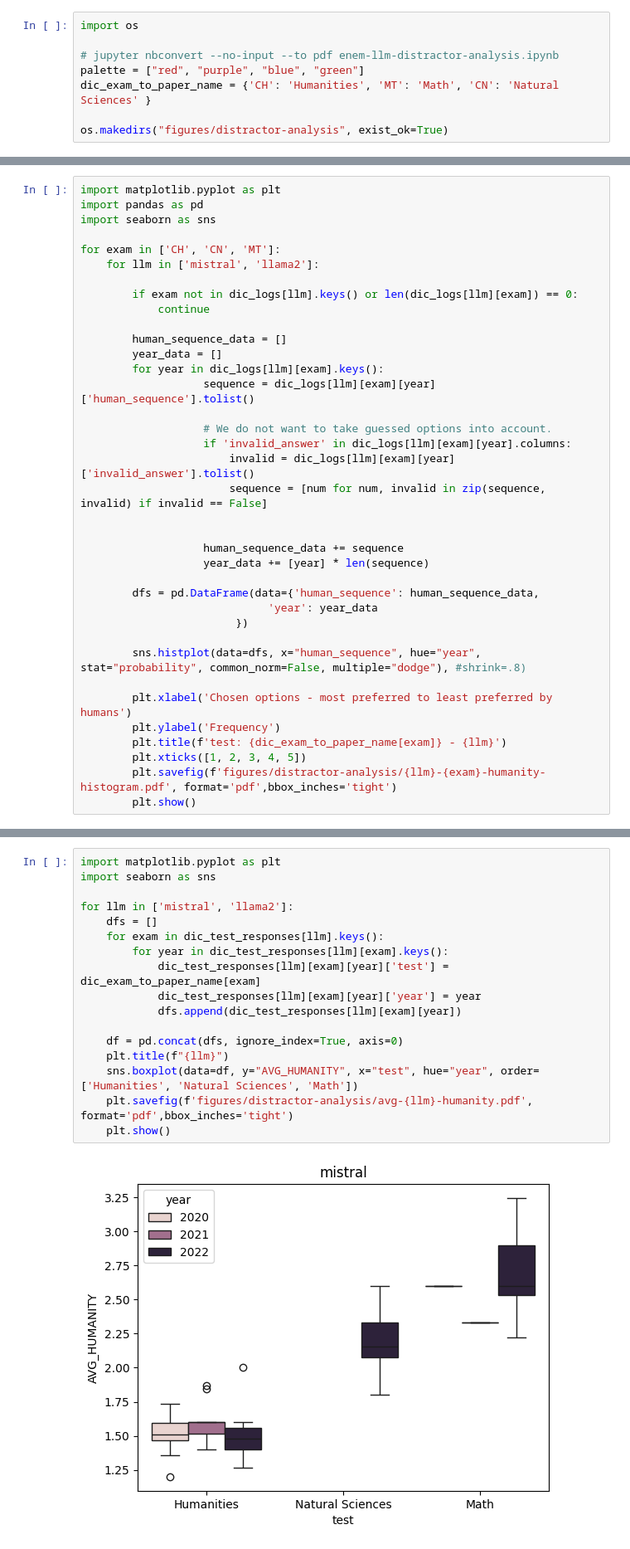
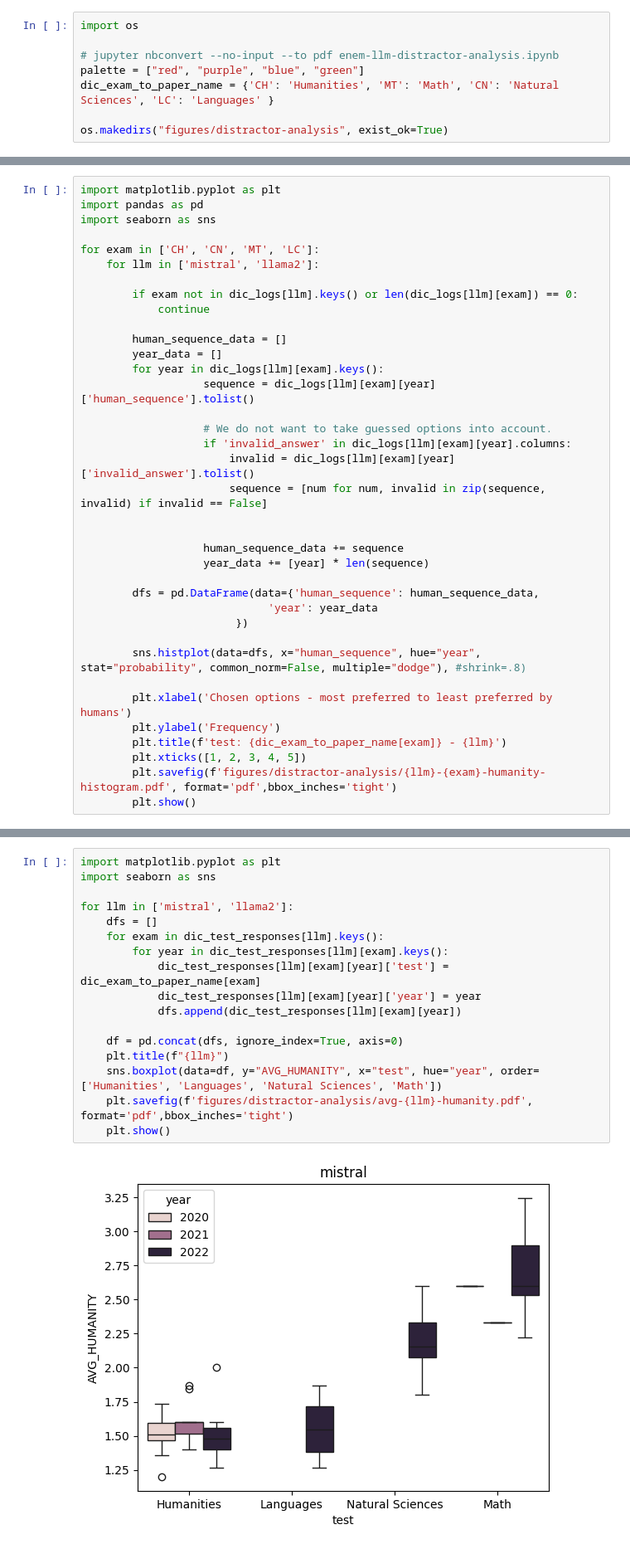
Before and after one commit to BU-UFMG-Research/irt-llms, a Jupyter notebook: scripts/plots/enem-llm-distractor-analysis.ipynb, the cells around one changed output, grey strips where cells are left out. Shown at 83% size. Saved outputs shown, nothing was run; the diff lists cells and outputs as text.

```diff
--- a/scripts/plots/enem-llm-distractor-analysis.ipynb
+++ b/scripts/plots/enem-llm-distractor-analysis.ipynb
@@ -17,7 +18,7 @@ import os
 
 # jupyter nbconvert --no-input --to pdf enem-llm-distractor-analysis.ipynb
 palette = ["red", "purple", "blue", "green"]
-dic_exam_to_paper_name = {'CH': 'Humanities', 'MT': 'Math', 'CN': 'Natural Sciences' }
+dic_exam_to_paper_name = {'CH': 'Humanities', 'MT': 'Math', 'CN': 'Natural Sciences', 'LC': 'Languages' }
 
 os.makedirs("figures/distractor-analysis", exist_ok=True)
 # %%
@@ -58,7 +60,7 @@ import matplotlib.pyplot as plt
 import pandas as pd
 import seaborn as sns
 
-for exam in ['CH', 'CN', 'MT']:
+for exam in ['CH', 'CN', 'MT', 'LC']:
     for llm in ['mistral', 'llama2']:
 
         if exam not in dic_logs[llm].keys() or len(dic_logs[llm][exam]) == 0:
@@ -105,19 +108,19 @@ Results show that LLM is very human in the Humanities test, less human in the Na
 # %%
 import matplotlib.pyplot as plt
 import seaborn as sns
 
 for llm in ['mistral', 'llama2']:
     dfs = []
     for exam in dic_test_responses[llm].keys():
         for year in dic_test_responses[llm][exam].keys():
             dic_test_responses[llm][exam][year]['test'] = dic_exam_to_paper_name[exam]
             dic_test_responses[llm][exam][year]['year'] = year
             dfs.append(dic_test_responses[llm][exam][year])
 
     df = pd.concat(dfs, ignore_index=True, axis=0)
     plt.title(f"{llm}")
-    sns.boxplot(data=df, y="AVG_HUMANITY", x="test", hue="year", order=['Humanities', 'Natural Sciences', 'Math'])
+    sns.boxplot(data=df, y="AVG_HUMANITY", x="test", hue="year", order=['Humanities', 'Languages', 'Natural Sciences', 'Math'])
     plt.savefig(f'figures/distractor-analysis/avg-{llm}-humanity.pdf', format='pdf',bbox_inches='tight')
     plt.show()
 # %% [output]
-[figure, old version]
+[figure, new version]
```
Also changed, not shown: parts of 6 cells of this notebook, 2 other files.
